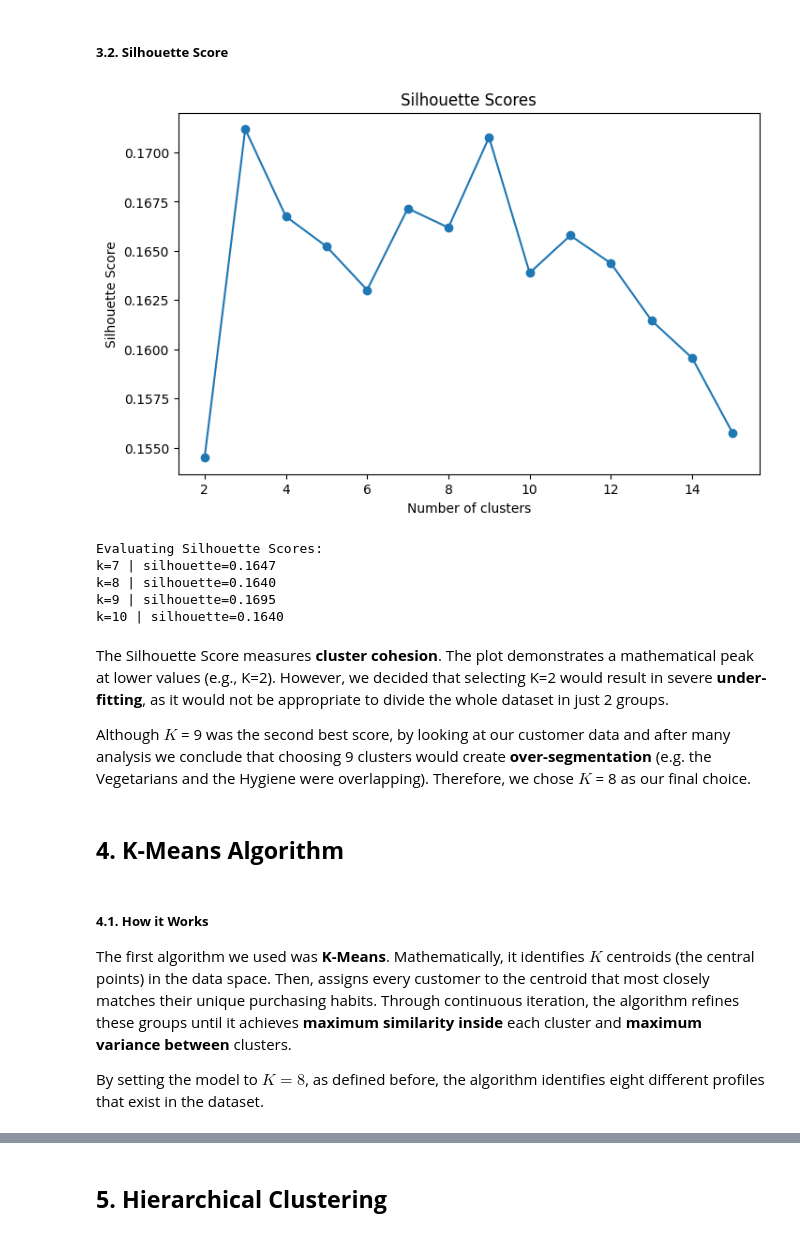
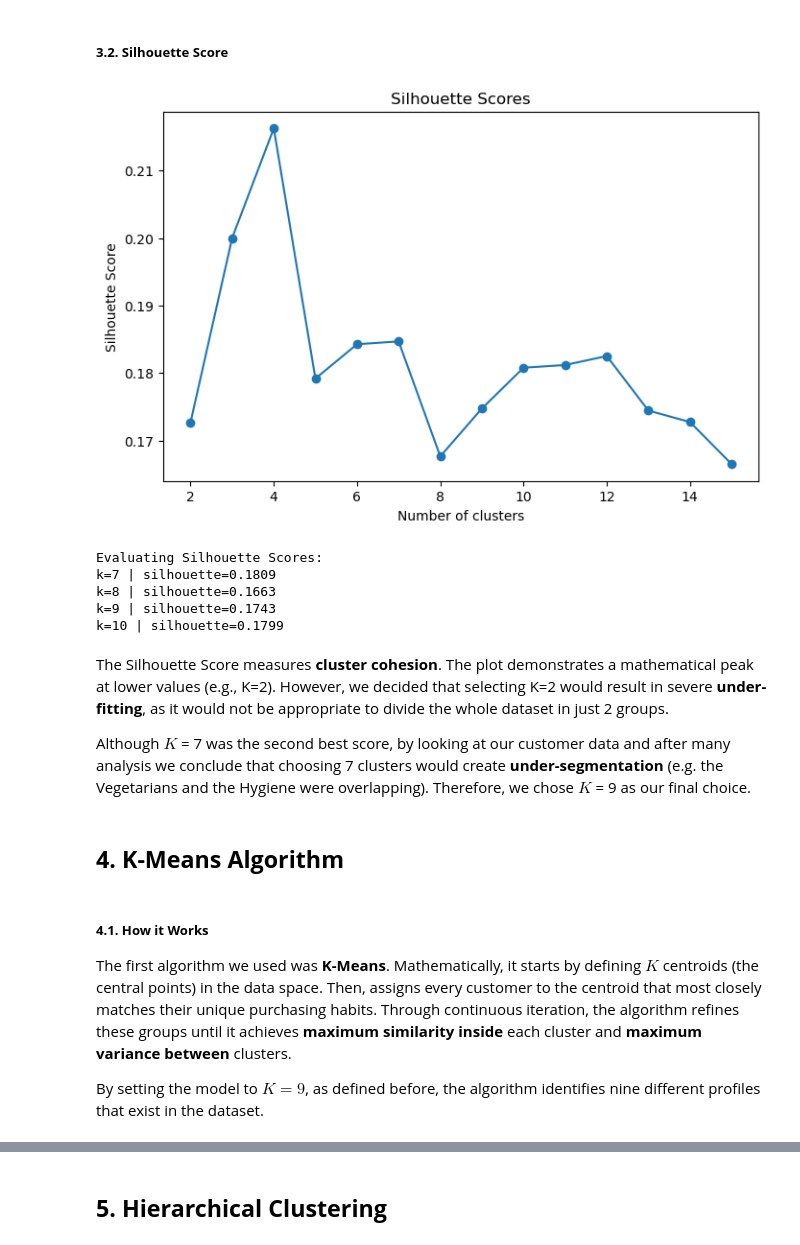
Before and after one commit to tiago2806/ml_project, a Jupyter notebook: notebooks/03_modelling.ipynb, the cells around one changed output, grey strips where cells are left out. Drawn from its saved outputs; the diff is of its cells as text; code cells hidden in the pictures.

Commit message:
modelling avancei

```diff
--- a/notebooks/03_modelling.ipynb
+++ b/notebooks/03_modelling.ipynb
@@ -130,25 +134,25 @@ With all this information, theoretically, the "best" numbers of $K$ would maybe
 # %% [markdown]
 ##### **3.2. Silhouette Score**
 # %%
-plot_silhouette(X_scaled_perc)
+plot_silhouette_kmeans(X_scaled_perc)
 print_silhouette_scores(X_scaled_perc, k_values= [7,8,9,10])
 # %% [output]
-[figure, old version]
+[figure, new version]
 Evaluating Silhouette Scores:
-k=7 | silhouette=0.1647
-k=8 | silhouette=0.1640
-k=9 | silhouette=0.1695
-k=10 | silhouette=0.1640
+k=7 | silhouette=0.1809
+k=8 | silhouette=0.1663
+k=9 | silhouette=0.1743
+k=10 | silhouette=0.1799
 # %% [markdown]
 The Silhouette Score measures **cluster cohesion**. The plot demonstrates a mathematical peak at lower values (e.g., K=2). However, we decided that selecting K=2 would result in severe **under-fitting**, as it would not be appropriate to divide the whole dataset in just 2 groups.
 
-Although $K$ = 9 was the second best score, by looking at our customer data and after many analysis we conclude that choosing 9 clusters would create **over-segmentation** (e.g. the Vegetarians and the Hygiene were overlapping). Therefore, we chose **$K$** = 8 as our final choice.
+Although $K$ = 7 was the second best score, by looking at our customer data and after many analysis we conclude that choosing 7 clusters would create **under-segmentation** (e.g. the Vegetarians and the Hygiene were overlapping). Therefore, we chose **$K$** = 9 as our final choice.
 # %% [markdown]
 ## **4. K-Means Algorithm**
 # %% [markdown]
 ##### **4.1. How it Works**
 
-The first algorithm we used was **K-Means**. Mathematically, it identifies $K$ centroids (the central points) in the data space. Then, assigns every customer to the centroid that most closely matches their unique purchasing habits. Through continuous iteration, the algorithm refines these groups until it achieves **maximum similarity inside** each cluster and **maximum variance between** clusters.
+The first algorithm we used was **K-Means**. Mathematically, it starts by defining $K$ centroids (the central points) in the data space. Then, assigns every customer to the centroid that most closely matches their unique purchasing habits. Through continuous iteration, the algorithm refines these groups until it achieves **maximum similarity inside** each cluster and **maximum variance between** clusters.
 
-By setting the model to **$K=8$**, as defined before, the algorithm identifies eight different profiles that exist in the dataset.
+By setting the model to **$K=9$**, as defined before, the algorithm identifies nine different profiles that exist in the dataset.
 # %%
```
Also changed, not shown: parts of 39 cells of this notebook, 1 other file.
